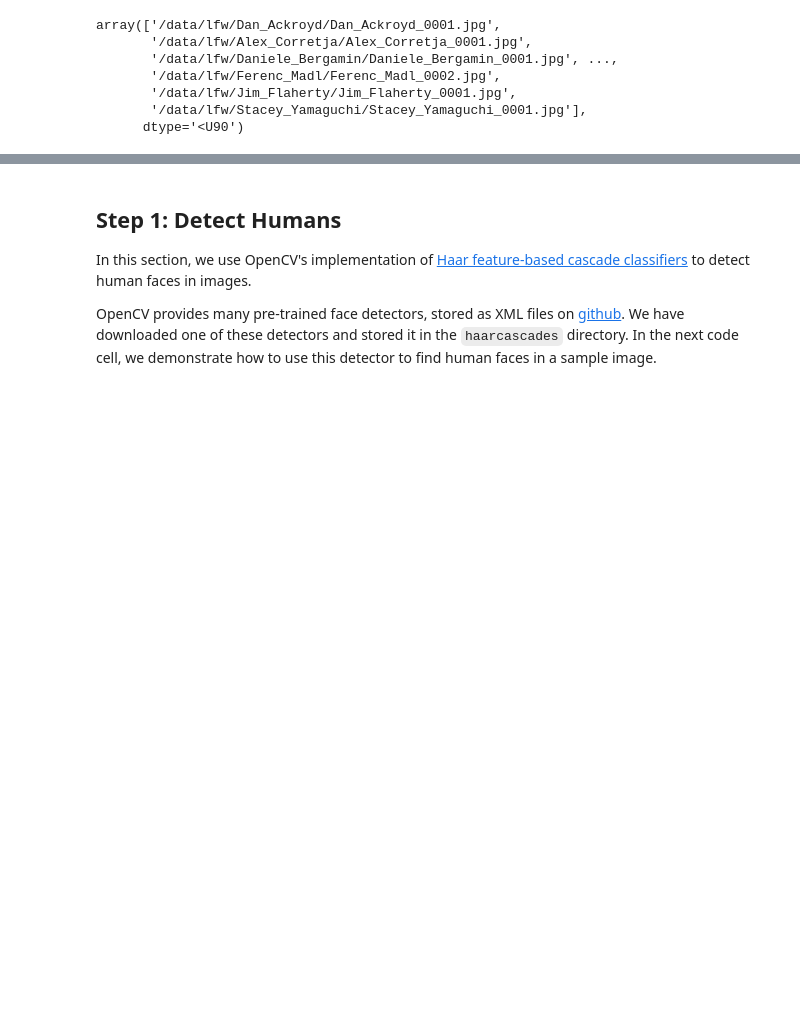
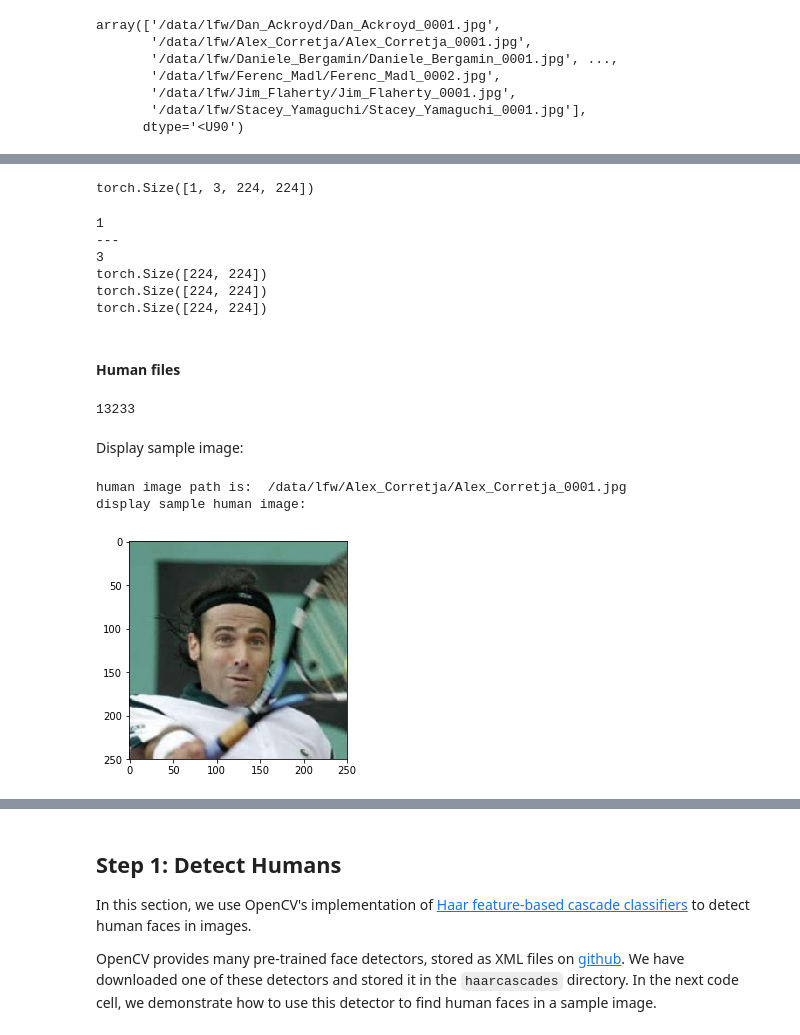
Before and after one commit to valmsmith39a/u-g-image-recognition-capstone, a Jupyter notebook: project_research.ipynb, the cells around one changed output, grey strips where cells are left out. Drawn from its saved outputs; the diff is of its cells as text; code cells hidden in the pictures; blank space fills up the shorter version.

```diff
--- a/project_research.ipynb
+++ b/project_research.ipynb
@@ -88,0 +175,39 @@ array(['/data/lfw/Dan_Ackroyd/Dan_Ackroyd_0001.jpg',
+# %%
+sample_dog_img.size()
+# %% [output]
+torch.Size([1, 3, 224, 224])
+# %%
+# 1 x 3 x 224 x 224
+# One image tensor
+print(len(sample_dog_img))
+print('---')
+
+# First tensor contains 3 tensors representing RGB values of 224 x 224 image'
+print(len(sample_dog_img[0]))
+print(sample_dog_img[0][0].size())
+print(sample_dog_img[0][1].size())
+print(sample_dog_img[0][2].size())
+# %% [output]
+1
+---
+3
+torch.Size([224, 224])
+torch.Size([224, 224])
+torch.Size([224, 224])
+# %% [markdown]
+#### Human files
+# %%
+len(human_files)
+# %% [output]
+13233
+# %% [markdown]
+Display sample image:
+# %%
+human_img_path = human_files[1]
+print('human image path is: ', human_img_path)
+print('display sample human image:')
+display_image(human_img_path)
+# %% [output]
+human image path is:  /data/lfw/Alex_Corretja/Alex_Corretja_0001.jpg
+display sample human image:
+[figure, added]
```
Also changed, not shown: parts of 11 cells of this notebook.
